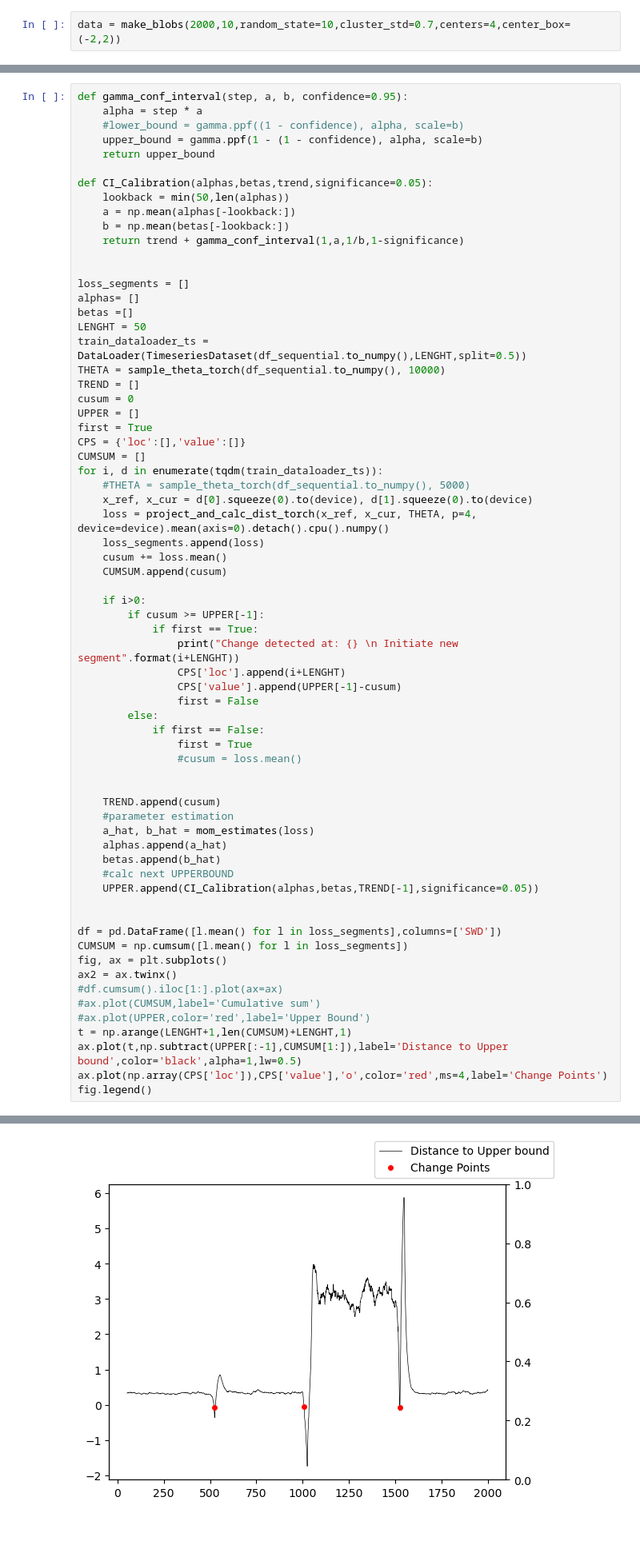
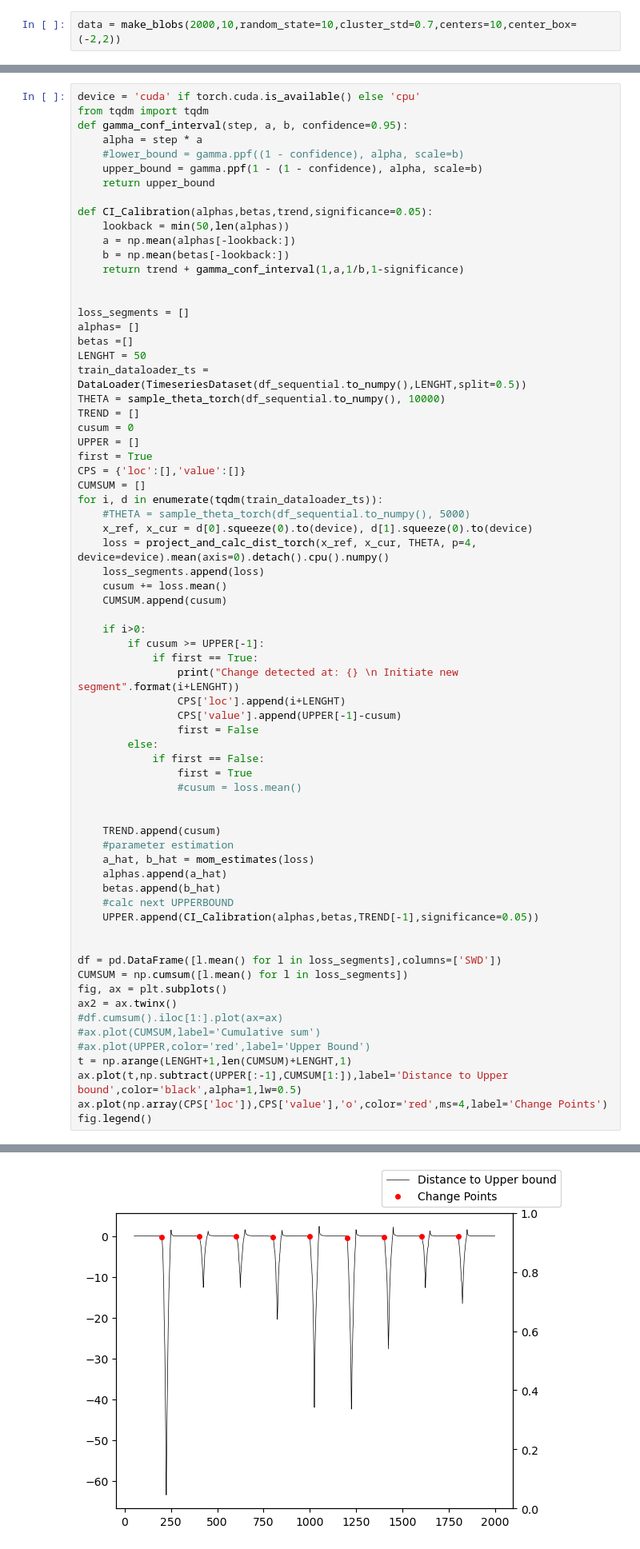
Before and after one commit to jsve96/SWDCPD, a Jupyter notebook: ChangeDetection/SynthetyExperiments.ipynb, the cells around one changed output, grey strips where cells are left out. Shown: that part at 80% size. Saved outputs shown, nothing was run; the diff lists cells and outputs as text.

```diff
--- a/ChangeDetection/SynthetyExperiments.ipynb
+++ b/ChangeDetection/SynthetyExperiments.ipynb
@@ -107,5 +11,5 @@ array([ 0.0001001 , -0.00051059, -0.0004298 , -0.00039294, -0.00043667,
 # %%
-data = make_blobs(2000,10,random_state=10,cluster_std=0.7,centers=4,center_box=(-2,2))
+data = make_blobs(2000,10,random_state=10,cluster_std=0.7,centers=10,center_box=(-2,2))
 # %%
 df_samples = pd.DataFrame((data[0]))
 df_samples['target'] = data[1][:,np.newaxis]
@@ -273,4 +173,6 @@ TypeError: cannot unpack non-iterable numpy.float64 object
 # %%
+device = 'cuda' if torch.cuda.is_available() else 'cpu'
+from tqdm import tqdm
 def gamma_conf_interval(step, a, b, confidence=0.95):
     alpha = step * a
     #lower_bound = gamma.ppf((1 - confidence), alpha, scale=b)
@@ -348 +262 @@ Change detected at: 1524
-[figure, old version]
+[figure, new version]
```
Also changed, not shown: parts of 13 cells of this notebook, 5 other files.
